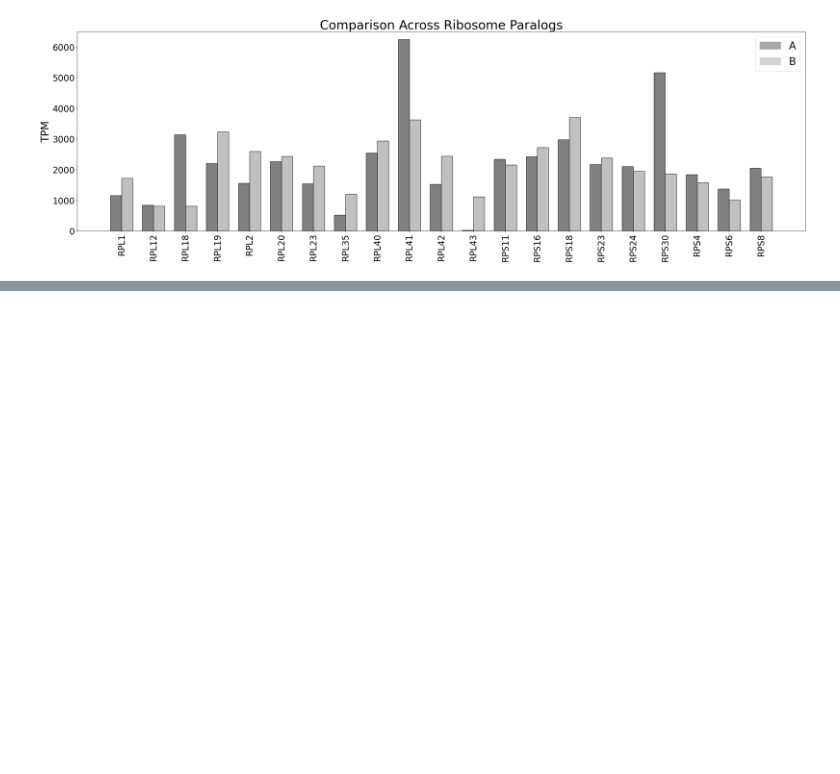
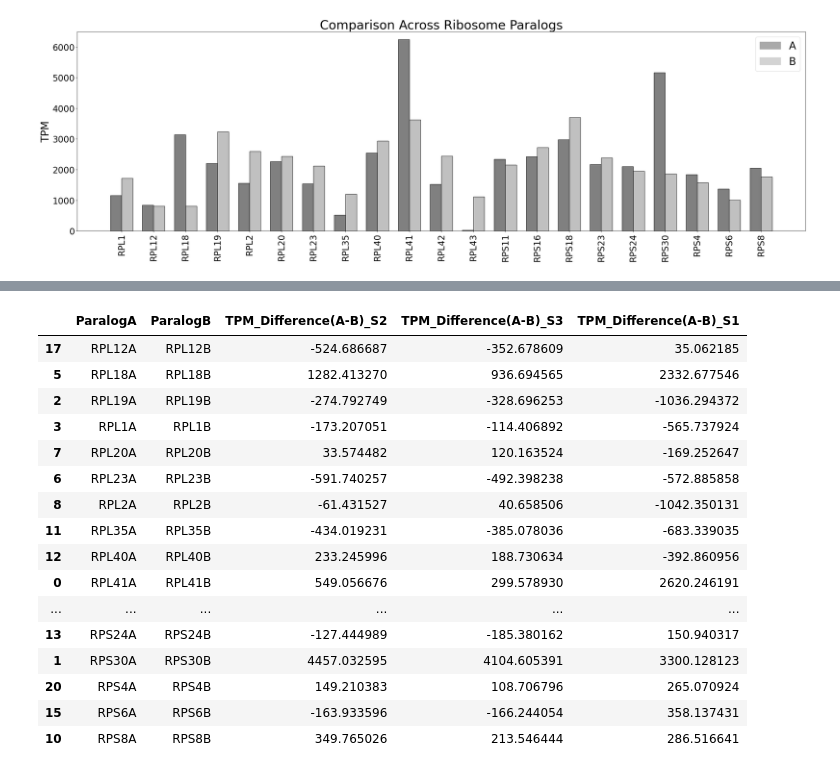
Before and after one commit to samuelcampione/RNAseq_Transcription_Analysis_Ribosome_Paralogs, a Jupyter notebook: rna_seq_analysis.ipynb, the cells around one changed output, grey strips where cells are left out. Drawn from its saved outputs; the diff is of its cells as text; code cells hidden in the pictures; blank space fills up the shorter version.

```diff
--- a/rna_seq_analysis.ipynb
+++ b/rna_seq_analysis.ipynb
@@ -400,0 +632,22 @@ plt.show()
+# %%
+merged = diff_df_2.merge(diff_df_3, on=['ParalogA', 'ParalogB' ]).merge(diff_df, on=['ParalogA', 'ParalogB'])
+merged.columns = 'ParalogA', 'ParalogB', 'TPM_Difference(A-B)_S2', 'TPM_Difference(A-B)_S3', 'TPM_Difference(A-B)_S1'
+merged.sort_values("ParalogA")
+# %% [output]
+|  | ParalogA | ParalogB | TPM_Difference(A-B)_S2 | TPM_Difference(A-B)_S3 | TPM_Difference(A-B)_S1 |
+| 17 | RPL12A | RPL12B | -524.686687 | -352.678609 | 35.062185 |
+| 5 | RPL18A | RPL18B | 1282.413270 | 936.694565 | 2332.677546 |
+| 2 | RPL19A | RPL19B | -274.792749 | -328.696253 | -1036.294372 |
+| 3 | RPL1A | RPL1B | -173.207051 | -114.406892 | -565.737924 |
+| 7 | RPL20A | RPL20B | 33.574482 | 120.163524 | -169.252647 |
+| 6 | RPL23A | RPL23B | -591.740257 | -492.398238 | -572.885858 |
+| 8 | RPL2A | RPL2B | -61.431527 | 40.658506 | -1042.350131 |
+| 11 | RPL35A | RPL35B | -434.019231 | -385.078036 | -683.339035 |
+| 12 | RPL40A | RPL40B | 233.245996 | 188.730634 | -392.860956 |
+| 0 | RPL41A | RPL41B | 549.056676 | 299.578930 | 2620.246191 |
+| ... | ... | ... | ... | ... | ... |
+| 13 | RPS24A | RPS24B | -127.444989 | -185.380162 | 150.940317 |
+| 1 | RPS30A | RPS30B | 4457.032595 | 4104.605391 | 3300.128123 |
+| 20 | RPS4A | RPS4B | 149.210383 | 108.706796 | 265.070924 |
+| 15 | RPS6A | RPS6B | -163.933596 | -166.244054 | 358.137431 |
+| 10 | RPS8A | RPS8B | 349.765026 | 213.546444 | 286.516641 |
```
Also changed, not shown: parts of 31 cells of this notebook, 2 other files.
